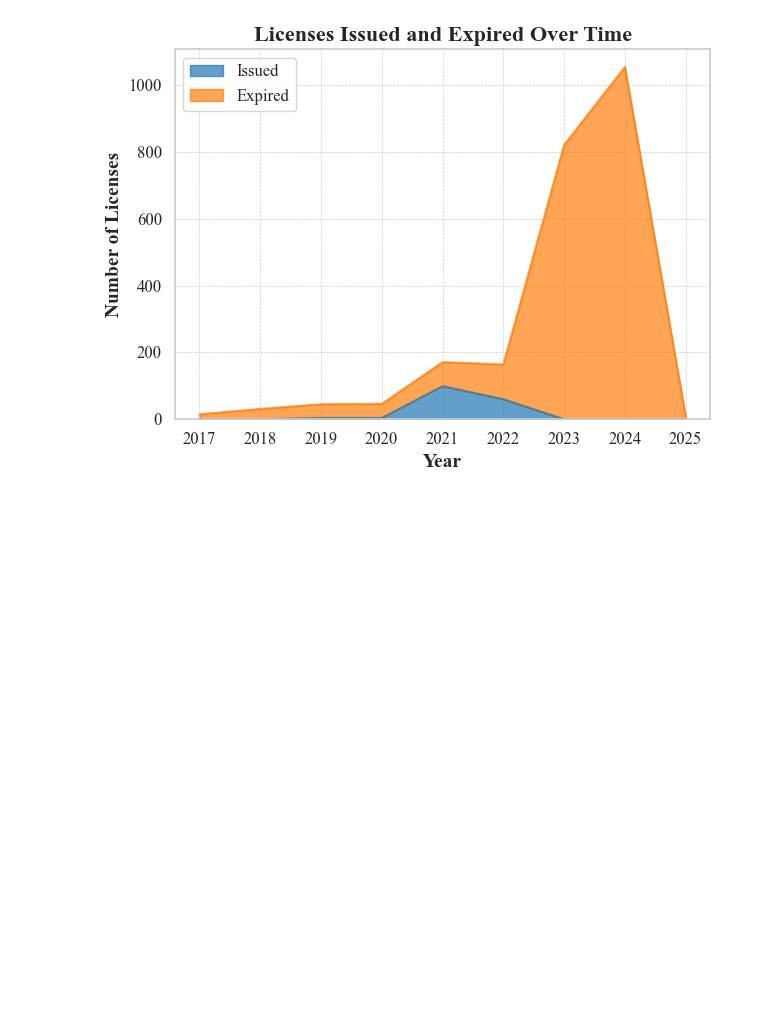
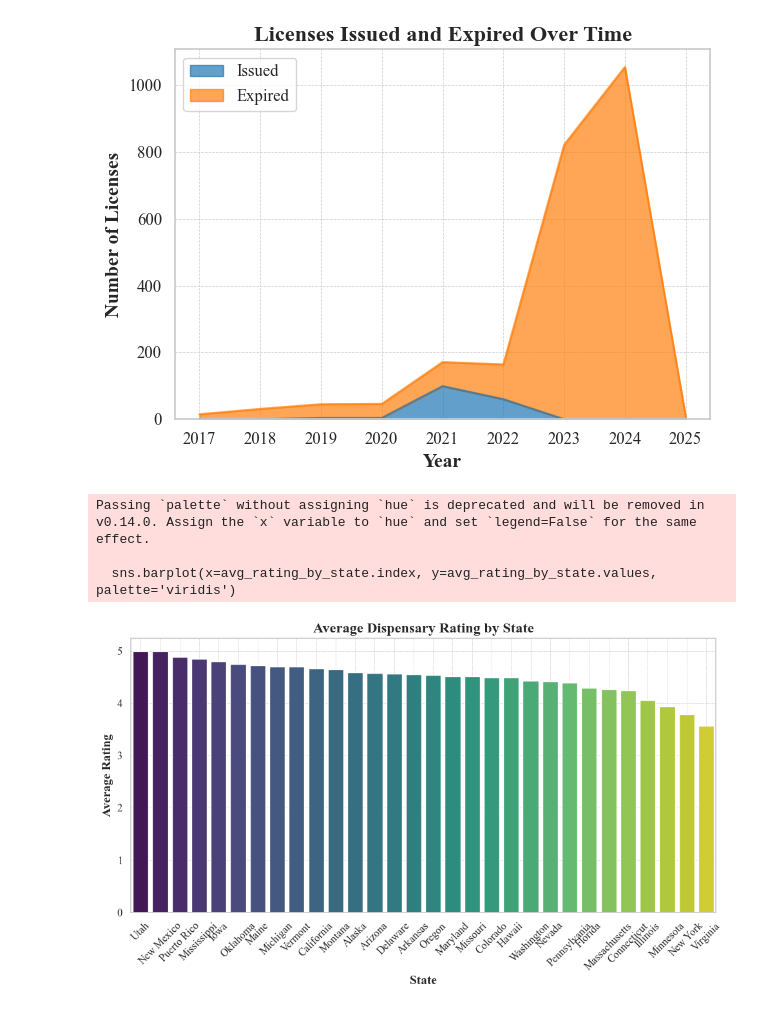
Before and after one commit to kduggirala/eclab, a Jupyter notebook: figures.ipynb, the cells around one changed output. Drawn from its saved outputs; the diff is of its cells as text; code cells hidden in the pictures; blank space fills up the shorter version.

Commit message:
Updated with more visualizations

```diff
--- a/figures.ipynb
+++ b/figures.ipynb
@@ -99,3 +100,47 @@ plt.show()
 # %% [output]
 <Figure size 1000x600 with 0 Axes>
 [figure]
+# %%
+data = pd.read_csv("stores_data.csv")
+
+#AVERAGE RATINGS BY STATE
+import us
+
+def extract_state(address):
+    parts = address.split(',')
+    if len(parts) < 2:
+        return None
+    state_part = parts[-2].strip()
+    zip_part = parts[-1].strip().split(' ')[0]
+    state = us.states.lookup(state_part) or us.states.lookup(zip_part)
+    return state.name if state else None
+
+data['State'] = data['Address'].apply(extract_state)
+states_to_remove = ['Louisiana', 'Georgia', 'Ohio']
+data = data[~data['State'].isin(states_to_remove)]
+
+# Now recalculate avg_rating_by_state with the corrected state information
+avg_rating_by_state = data.groupby('State')['Avg Rating'].mean().sort_values(ascending=False)
+
+avg_rating_by_state_sorted = avg_rating_by_state.sort_values()
+sns.set(style="whitegrid")
+plt.rcParams['font.family'] = 'serif'
+plt.rcParams['font.serif'] = 'Times New Roman'
+plt.rcParams['font.size'] = 12
+
+plt.figure(figsize=(10, 6))
+sns.barplot(x=avg_rating_by_state.index, y=avg_rating_by_state.values, palette='viridis')
+plt.title('Average Dispensary Rating by State', fontsize=16, fontweight='bold')
+plt.xlabel('State', fontsize=14, fontweight='bold')
+plt.ylabel('Average Rating', fontsize=14, fontweight='bold')
+plt.xticks(rotation=45, fontsize=12)
+plt.yticks(fontsize=12)
+plt.grid(True, which='both', linestyle='--', linewidth=0.5)
+plt.tight_layout()
+plt.savefig('Average_Rating_by_State.png', dpi=300)
+plt.show()
+# %% [output]
+Passing `palette` without assigning `hue` is deprecated and will be removed in v0.14.0. Assign the `x` variable to `hue` and set `legend=False` for the same effect.
+
+  sns.barplot(x=avg_rating_by_state.index, y=avg_rating_by_state.values, palette='viridis')
+[figure, added]
```
Also changed, not shown: parts of 2 cells of this notebook, 2 other files.
